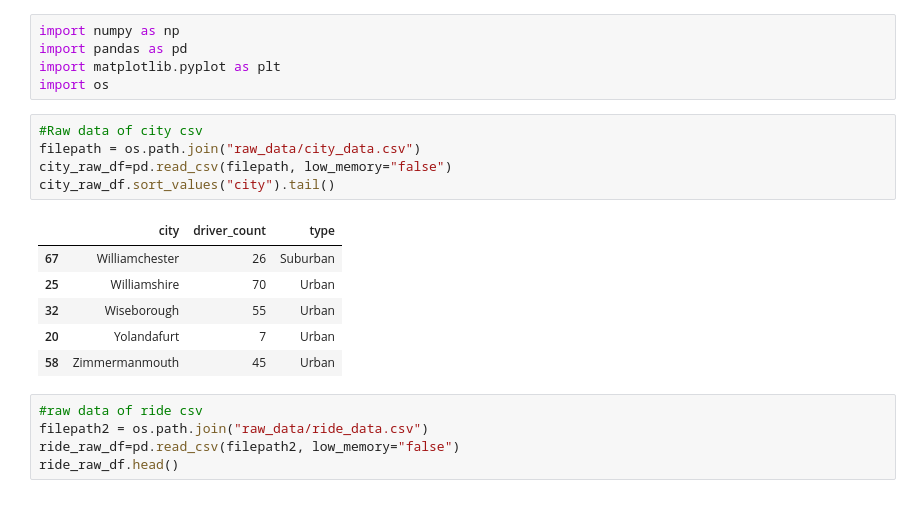
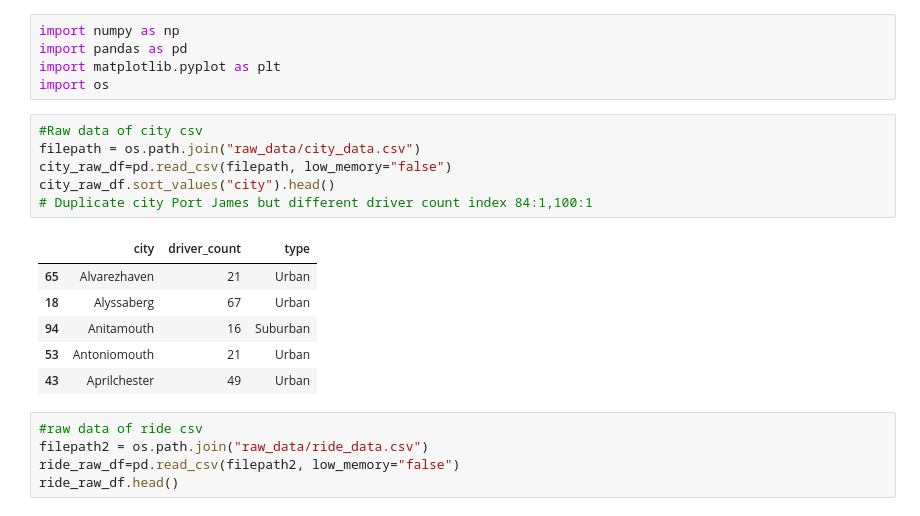
Before and after one commit to wendywalsh/Matplotlib_viz, a Jupyter notebook: Instructions/Pyber/Pyber_Walsh.ipynb, the cells around one changed output. Drawn from its saved outputs; the diff is of its cells as text.

```diff
--- a/Instructions/Pyber/Pyber_Walsh.ipynb
+++ b/Instructions/Pyber/Pyber_Walsh.ipynb
@@ -25,15 +25,16 @@ import os
 # %%
 #Raw data of city csv
 filepath = os.path.join("raw_data/city_data.csv")
 city_raw_df=pd.read_csv(filepath, low_memory="false")
-city_raw_df.sort_values("city").tail()
+city_raw_df.sort_values("city").head()
+# Duplicate city Port James but different driver count index 84:1,100:1
 # %% [output]
 |  | city | driver_count | type |
-| 67 | Williamchester | 26 | Suburban |
-| 25 | Williamshire | 70 | Urban |
-| 32 | Wiseborough | 55 | Urban |
-| 20 | Yolandafurt | 7 | Urban |
-| 58 | Zimmermanmouth | 45 | Urban |
+| 65 | Alvarezhaven | 21 | Urban |
+| 18 | Alyssaberg | 67 | Urban |
+| 94 | Anitamouth | 16 | Suburban |
+| 53 | Antoniomouth | 21 | Urban |
+| 43 | Aprilchester | 49 | Urban |
 # %%
 #raw data of ride csv
 filepath2 = os.path.join("raw_data/ride_data.csv")
```
Also changed, not shown: parts of 15 cells of this notebook.
